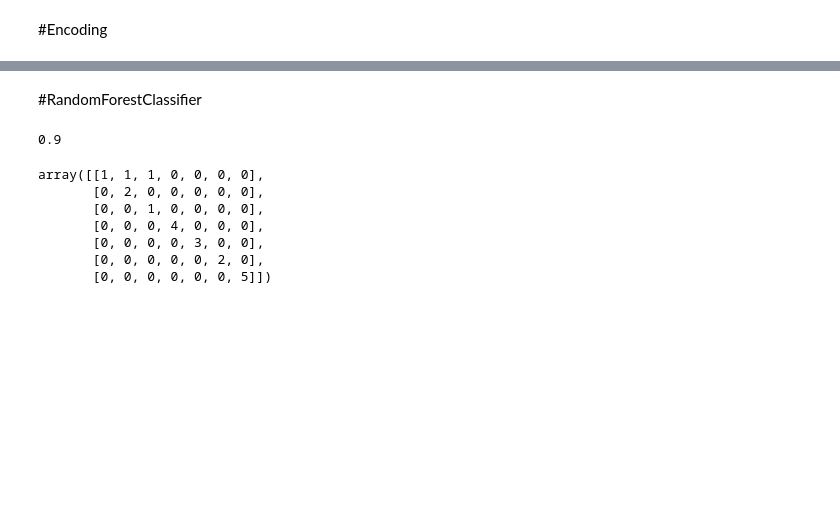
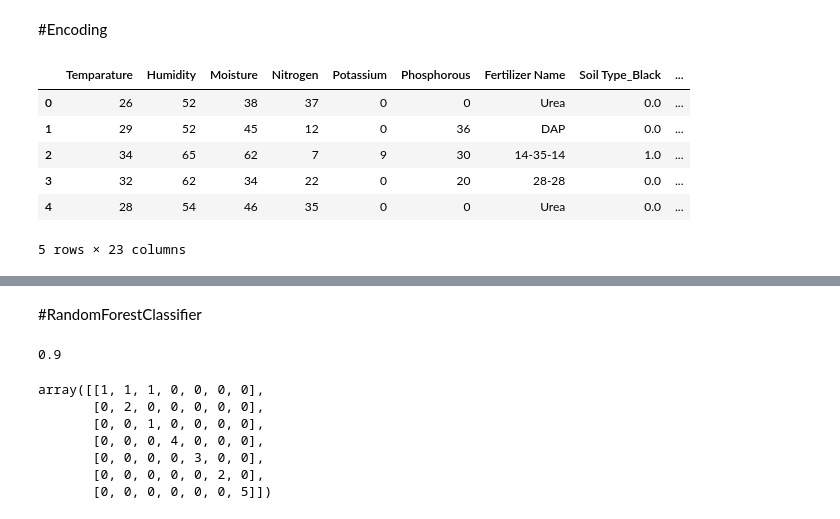
Before and after one commit to Ayaz2836/crop-disease-prediction, a Jupyter notebook: Fertilizer_prediction.ipynb, the cells around one changed output, grey strips where cells are left out. Saved outputs shown, nothing was run; the diff lists cells and outputs as text; code cells hidden in the pictures; blank space fills up the shorter version.

```diff
--- a/Fertilizer_prediction.ipynb
+++ b/Fertilizer_prediction.ipynb
@@ -40,3 +35,32 @@ df['Crop Type'] =ohe.fit_transform(df[['Crop Type']]).toarray()
+# %%
+from sklearn.preprocessing import OneHotEncoder
+
+# Create separate OneHotEncoder instances for each feature
+ohe_soil = OneHotEncoder(handle_unknown='ignore', sparse_output=False)
+ohe_crop = OneHotEncoder(handle_unknown='ignore', sparse_output=False)
+
+# Fit and transform 'Soil Type'
+soil_encoded = ohe_soil.fit_transform(df[['Soil Type']])
+
+# Fit and transform 'Crop Type'
+crop_encoded = ohe_crop.fit_transform(df[['Crop Type']])
+
+# Create DataFrames for the encoded columns
+soil_df = pd.DataFrame(soil_encoded, columns=ohe_soil.get_feature_names_out(['Soil Type']))
+crop_df = pd.DataFrame(crop_encoded, columns=ohe_crop.get_feature_names_out(['Crop Type']))
+
+# Concatenate the new encoded columns with the original DataFrame and drop the original categorical columns
+df = pd.concat([df.drop(columns=['Soil Type', 'Crop Type']), soil_df, crop_df], axis=1)
+
+df.head()
+# %% [output]
+|  | Temparature | Humidity | Moisture | Nitrogen | Potassium | Phosphorous | Fertilizer Name | Soil Type_Black | ... |
+| 0 | 26 | 52 | 38 | 37 | 0 | 0 | Urea | 0.0 | ... |
+| 1 | 29 | 52 | 45 | 12 | 0 | 36 | DAP | 0.0 | ... |
+| 2 | 34 | 65 | 62 | 7 | 9 | 30 | 14-35-14 | 1.0 | ... |
+| 3 | 32 | 62 | 34 | 22 | 0 | 20 | 28-28 | 0.0 | ... |
+| 4 | 28 | 54 | 46 | 35 | 0 | 0 | Urea | 0.0 | ... |
+5 rows × 23 columns
 # %%
 df.describe()
 # %% [output]
```
Also changed, not shown: parts of 24 cells of this notebook.
